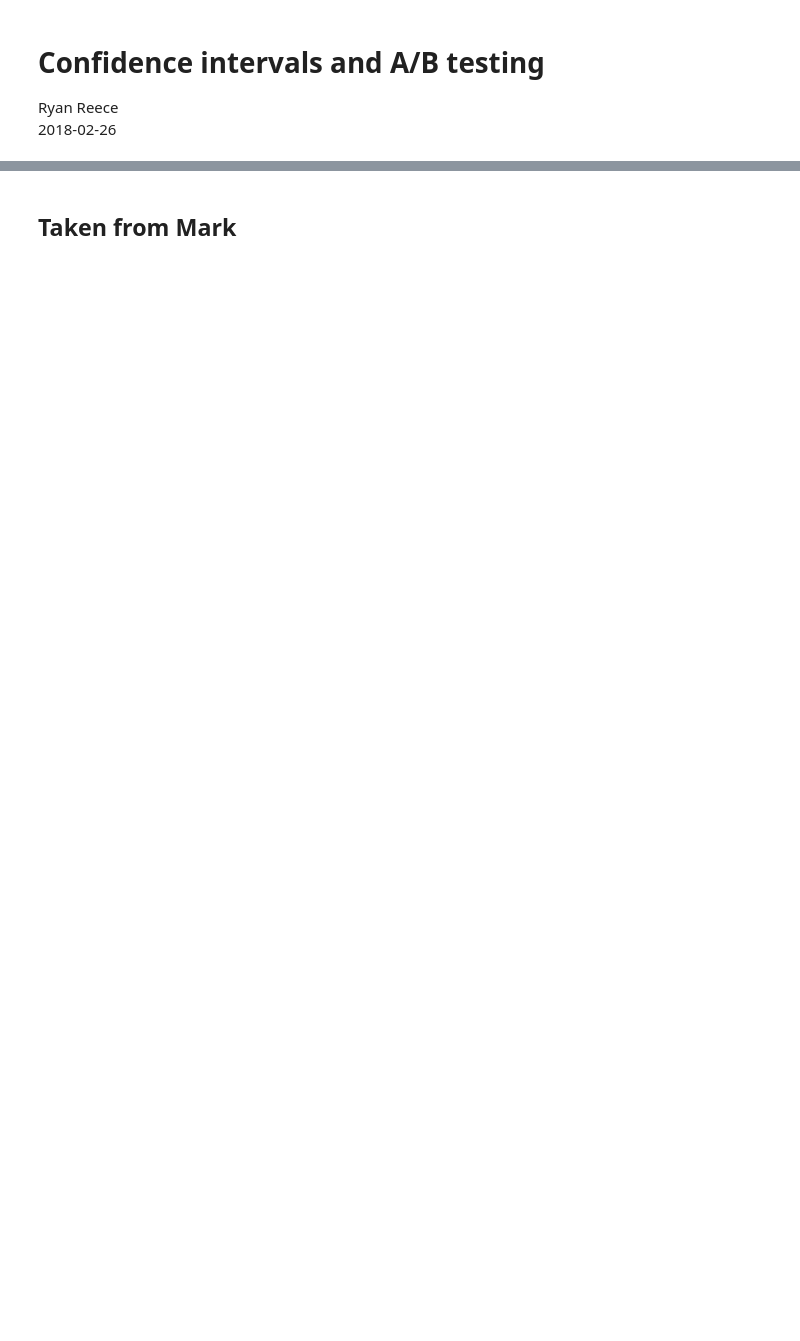
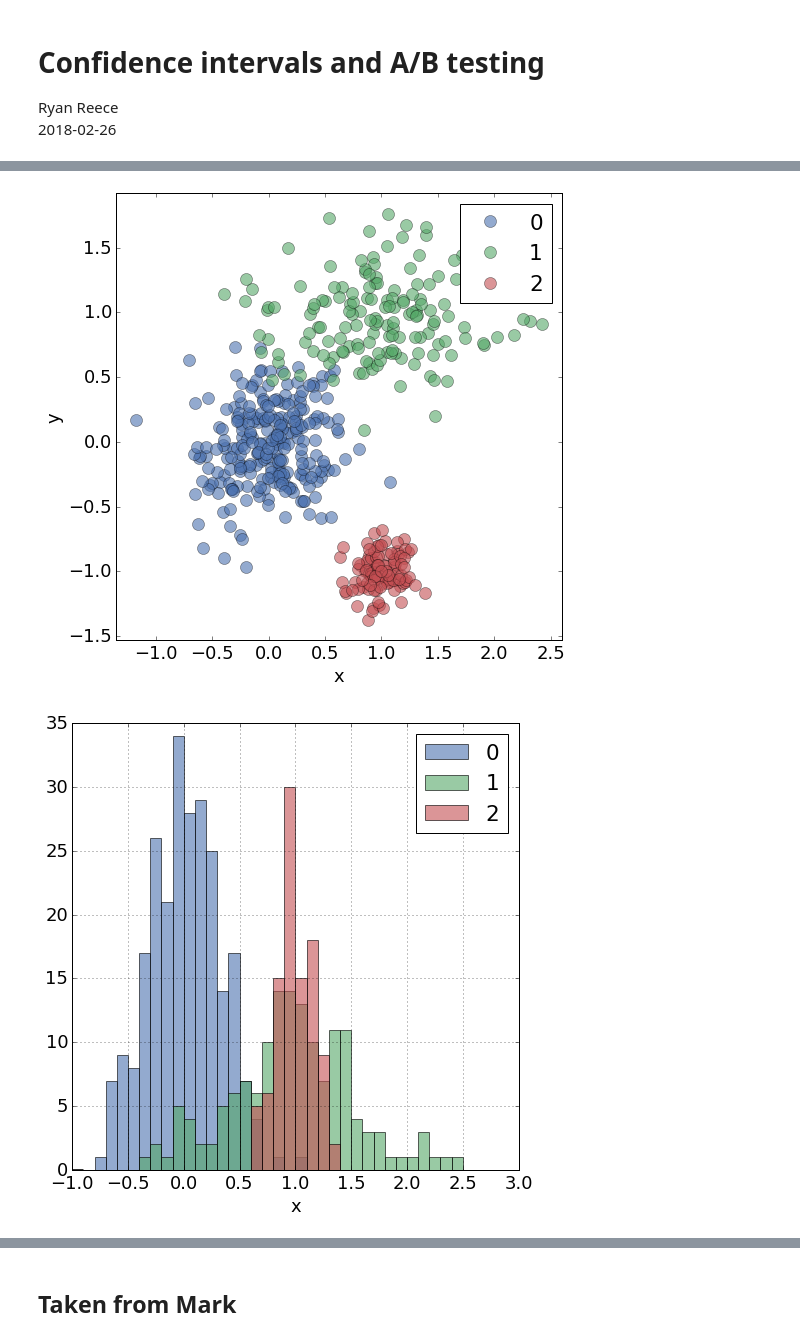
Before and after one commit to rreece/insight-workarea, a Jupyter notebook: data-challenges/a-b-testing/confidence-intervals-and-a-b-testing.ipynb, the cells around one changed output, grey strips where cells are left out. Drawn from its saved outputs; the diff is of its cells as text; code cells hidden in the pictures; blank space fills up the shorter version.

```diff
--- a/data-challenges/a-b-testing/confidence-intervals-and-a-b-testing.ipynb
+++ b/data-challenges/a-b-testing/confidence-intervals-and-a-b-testing.ipynb
@@ -7,0 +10,18 @@ Ryan Reece
+# %%
+## imports
+import csv
+
+import numpy as np
+np.random.seed(777) # for DEBUG
+
+import matplotlib
+#matplotlib.use("Agg") # suppress the python rocketship icon popup
+import matplotlib.pyplot as plt
+
+plt.style.use('seaborn-deep')
+plt.rcParams['legend.numpoints'] = 1
+plt.rcParams['figure.figsize'] = 8, 8
+plt.rcParams['font.size'] = 18
+
+import scipy.stats as stats
+import pandas as pd
@@ -7,0 +113,2 @@ Ryan Reece
+# %%
+df = pd.read_csv('toy2d.csv')
@@ -7,0 +135,36 @@ Ryan Reece
+# %%
+#______________________________________________________________________________
+def scatter_plot(df, x, y):
+    df_groupby = df.groupby('label')
+    colors = pd.tools.plotting._get_standard_colors(len(df_groupby), color_type='default')
+    fig, ax = plt.subplots()
+    ax.margins(0.05)
+    for i_grp, group in enumerate(df_groupby):
+        label, df_group = group
+        ax.plot(df_group[x], df_group[y], marker='o', linestyle='', ms=12, label=label, color=colors[i_grp], alpha=0.6)
+    plt.xlabel(x)
+    plt.ylabel(y)
+    ax.legend(numpoints=1, loc='upper right')
+    plt.show()
+    return fig, ax
+
+#______________________________________________________________________________
+def histogram(df, var, by, bins=10):
+    group_labels = df[by].unique()
+    group_labels.sort()
+    colors = pd.tools.plotting._get_standard_colors(len(group_labels), color_type='default')
+    fig, ax = plt.subplots()
+    for i_grp, label in enumerate(group_labels):
+        df[df[by]==label][var].hist(bins=bins, label=str(label), color=colors[i_grp], alpha=0.6)
+    plt.xlabel(var)
+    ax.legend(loc='upper right')
+    plt.show()
+    return fig, ax
+
+#==============================================
+fig, ax = scatter_plot(df, x='x', y='y')
+fig, ax = histogram(df, var='x', by='label', bins=np.arange(-1, 3, 0.1))
+fig, ax = histogram(df, var='y', by='label', bins=np.arange(-1, 3, 0.1))
+# %% [output]
+[figure, added]
+[figure, added]
```
Also changed, not shown: parts of 32 cells of this notebook, 2 other files.
